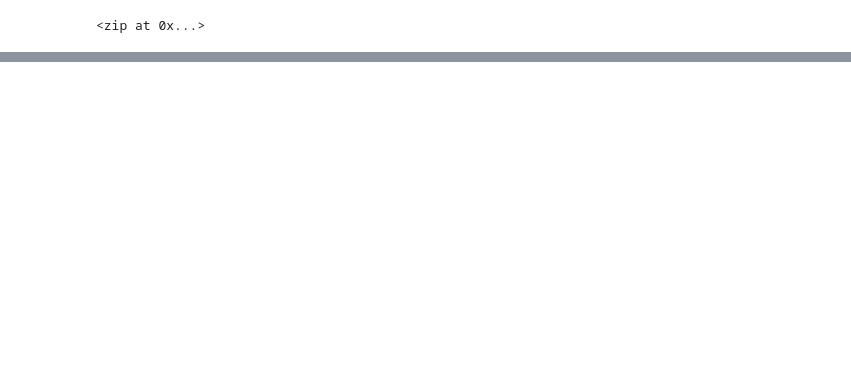
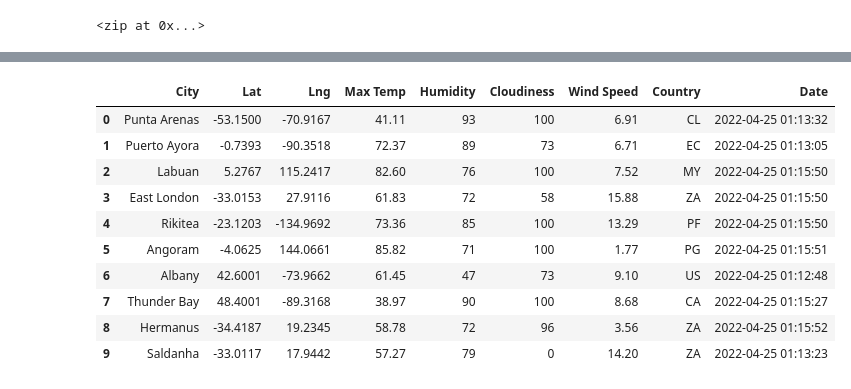
Before and after one commit to WillS78/World_Weather_Analysis, a Jupyter notebook: WeatherPy.ipynb, the cells around one changed output, grey strips where cells are left out. Saved outputs shown, nothing was run; the diff lists cells and outputs as text; code cells hidden in the pictures; blank space fills up the shorter version.

```diff
--- a/WeatherPy.ipynb
+++ b/WeatherPy.ipynb
@@ -33,0 +130,16 @@ len(cities)
+# %%
+# Convert the array of dictionaries to a Pandas DataFrame.
+city_data_df = pd.DataFrame(city_data)
+city_data_df.head(10)
+# %% [output]
+|  | City | Lat | Lng | Max Temp | Humidity | Cloudiness | Wind Speed | Country | Date |
+| 0 | Punta Arenas | -53.1500 | -70.9167 | 41.11 | 93 | 100 | 6.91 | CL | 2022-04-25 01:13:32 |
+| 1 | Puerto Ayora | -0.7393 | -90.3518 | 72.37 | 89 | 73 | 6.71 | EC | 2022-04-25 01:13:05 |
+| 2 | Labuan | 5.2767 | 115.2417 | 82.60 | 76 | 100 | 7.52 | MY | 2022-04-25 01:15:50 |
+| 3 | East London | -33.0153 | 27.9116 | 61.83 | 72 | 58 | 15.88 | ZA | 2022-04-25 01:15:50 |
+| 4 | Rikitea | -23.1203 | -134.9692 | 73.36 | 85 | 100 | 13.29 | PF | 2022-04-25 01:15:50 |
+| 5 | Angoram | -4.0625 | 144.0661 | 85.82 | 71 | 100 | 1.77 | PG | 2022-04-25 01:15:51 |
+| 6 | Albany | 42.6001 | -73.9662 | 61.45 | 47 | 73 | 9.10 | US | 2022-04-25 01:12:48 |
+| 7 | Thunder Bay | 48.4001 | -89.3168 | 38.97 | 90 | 100 | 8.68 | CA | 2022-04-25 01:15:27 |
+| 8 | Hermanus | -34.4187 | 19.2345 | 58.78 | 72 | 96 | 3.56 | ZA | 2022-04-25 01:15:52 |
+| 9 | Saldanha | -33.0117 | 17.9442 | 57.27 | 79 | 0 | 14.20 | ZA | 2022-04-25 01:13:23 |
```
Also changed, not shown: parts of 10 cells of this notebook.
